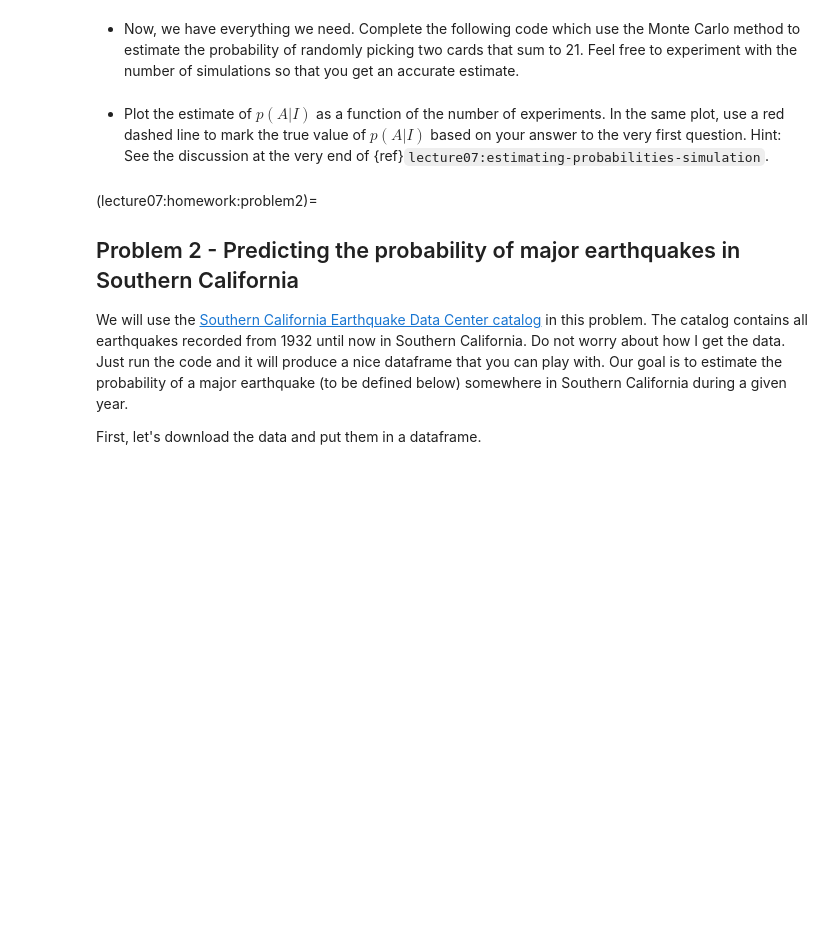
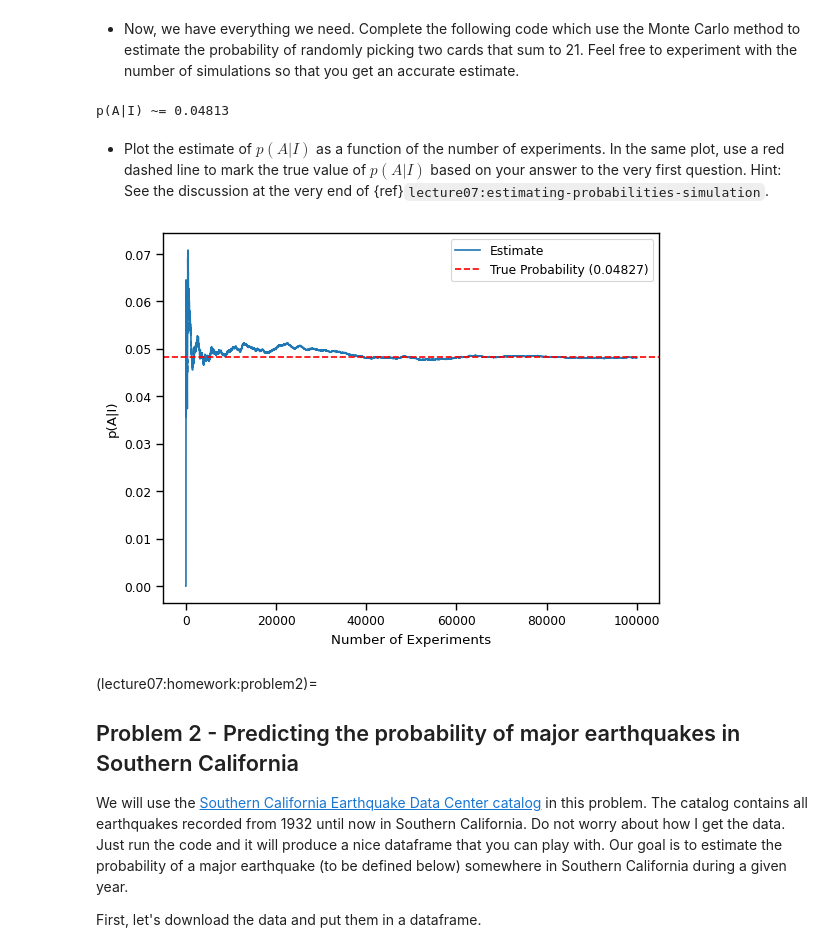
Before and after one commit to naray130/ME-239-HW, a Jupyter notebook: lecture07/homework_07.ipynb, the cells around one changed output. Cells and saved outputs as stored; diff of their text form; code cells hidden in the pictures; blank space fills up the shorter version.

```diff
--- a/lecture07/homework_07.ipynb
+++ b/lecture07/homework_07.ipynb
@@ -162,20 +184,25 @@ for i in range(10):
 Feel free to experiment with the number of simulations so that you get an accurate estimate.
 # %%
 # The number of experiments you want to simulate
-num_exp = 1000
+num_exp = 100000
 # This is a list in which we are going to put the result
 # of each "experiment". We will record a 1 (one) if the experiment
 # is successful (cards sum to 21) and a 0 (zero) otherwise
 result = []
 # Loop over experiments
 for i in range(num_exp):
-    # YOUR CODE HERE (shuffle the deck)
-    my_cards = # YOUR CODE HERE (pick the first two cards from the deck)
-    sum_of_cards = # YOUR CODE HERE (find the sum of the cards)
-    # YOUR CODE HERE (write a conditional statement that appends 1
+    np.random.shuffle(deck) # YOUR CODE HERE (shuffle the deck)
+    my_cards = deck[:2] # YOUR CODE HERE (pick the first two cards from the deck)
+    sum_of_cards = count_cards(my_cards) # YOUR CODE HERE (find the sum of the cards)
+    if sum_of_cards == 21:     # YOUR CODE HERE (write a conditional statement that appends 1
     #                 to result if the sum of cards is 21 and 0 otherwise)
-p_A_g_I = # YOUR CODE HERE (use result to estimate the probability of getting two
+        result.append(1)
+    else:
+        result.append(0)
+p_A_g_I = sum(result) / num_exp # YOUR CODE HERE (use result to estimate the probability of getting two
         #                 cards that sum to 21)
 print(f'p(A|I) ~= {p_A_g_I:1.5f}')
+# %% [output]
+p(A|I) ~= 0.04813
 # %% [markdown]
 + Plot the estimate of $p(A|I)$ as a function of the number of experiments. In the same plot, use a red dashed line to mark the true value of $p(A|I)$ based on your answer to the very first question. Hint: See the discussion at the very end of {ref}`lecture07:estimating-probabilities-simulation`.
@@ -184,3 +209,18 @@ print(f'p(A|I) ~= {p_A_g_I:1.5f}')
+# %%
+# Your code here
+
+p_A_g_I_estimates = np.cumsum(result) / np.arange(1, num_exp + 1)
+
+true_prob = 64 / 1326
+
+plt.plot(np.arange(1, num_exp + 1), p_A_g_I_estimates, label='Estimate')
+plt.axhline(y=true_prob, color='r', linestyle='--', label=f'True Probability ({true_prob:1.5f})')
+plt.xlabel('Number of Experiments')
+plt.ylabel('p(A|I)')
+plt.legend()
+plt.show()
+# %% [output]
+[figure, added]
 # %% [markdown]
 (lecture07:homework:problem2)=
 ## Problem 2 - Predicting the probability of major earthquakes in Southern California
```
Also changed, not shown: parts of 23 cells of this notebook.
